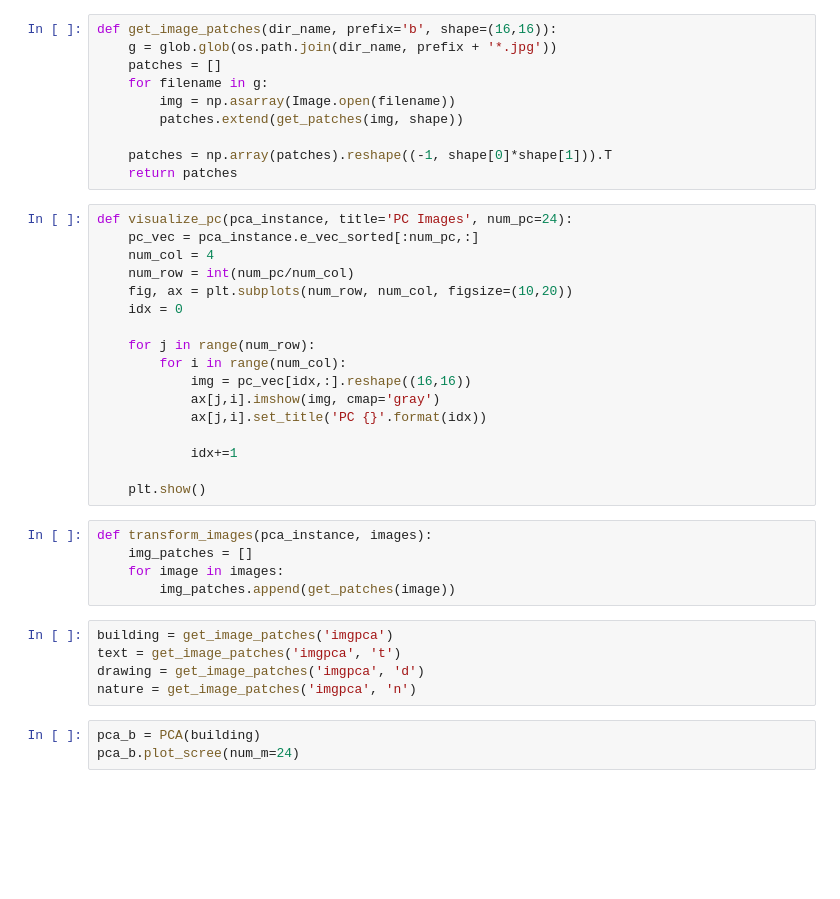
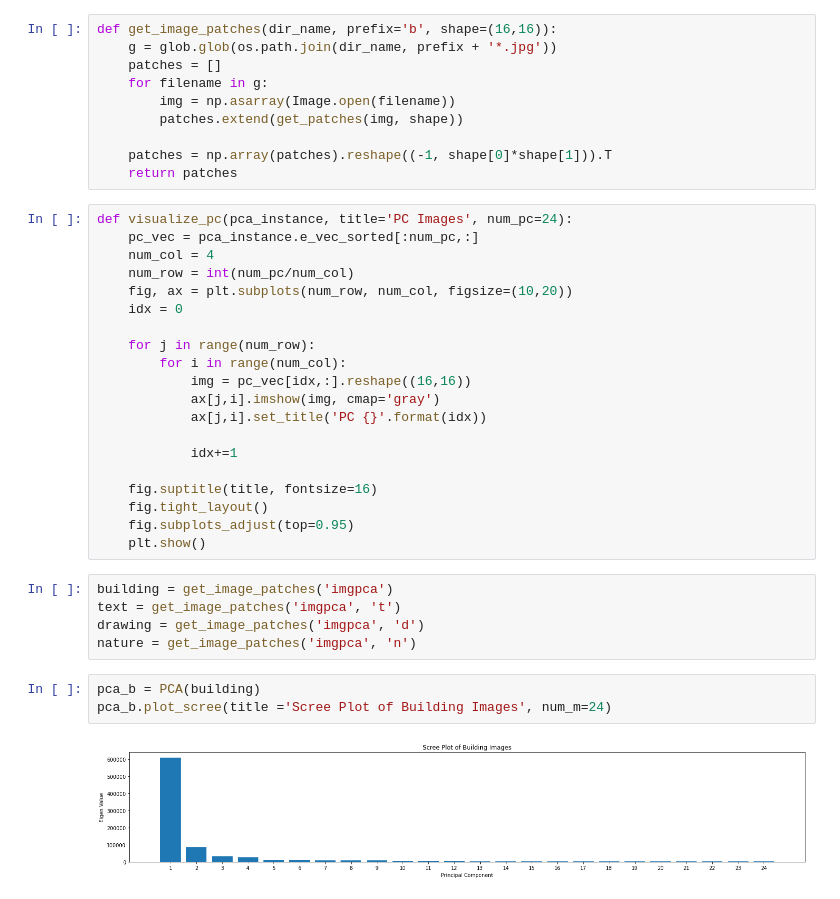
Before and after one commit to bramantyois/machine_intelligence_2, a Jupyter notebook: week-01/01_PCA.ipynb, the cells around one changed output. Drawn from its saved outputs; the diff is of its cells as text; blank space fills up the shorter version.

```diff
--- a/week-01/01_PCA.ipynb
+++ b/week-01/01_PCA.ipynb
@@ -170,12 +173,10 @@ def visualize_pc(pca_instance, title='PC Images', num_pc=24):
 
             idx+=1
 
+    fig.suptitle(title, fontsize=16)
+    fig.tight_layout()
+    fig.subplots_adjust(top=0.95)
     plt.show()
-# %%
-def transform_images(pca_instance, images):
-    img_patches = []
-    for image in images:
-        img_patches.append(get_patches(image))
 # %%
 building = get_image_patches('imgpca')
 text = get_image_patches('imgpca', 't')
@@ -183,6 +184,8 @@ drawing = get_image_patches('imgpca', 'd')
 nature = get_image_patches('imgpca', 'n')
 # %%
 pca_b = PCA(building)
-pca_b.plot_scree(num_m=24)
+pca_b.plot_scree(title ='Scree Plot of Building Images', num_m=24)
+# %% [output]
+[figure, added]
 # %%
 pca_n = PCA(nature)
```
Also changed, not shown: parts of 7 cells of this notebook.
